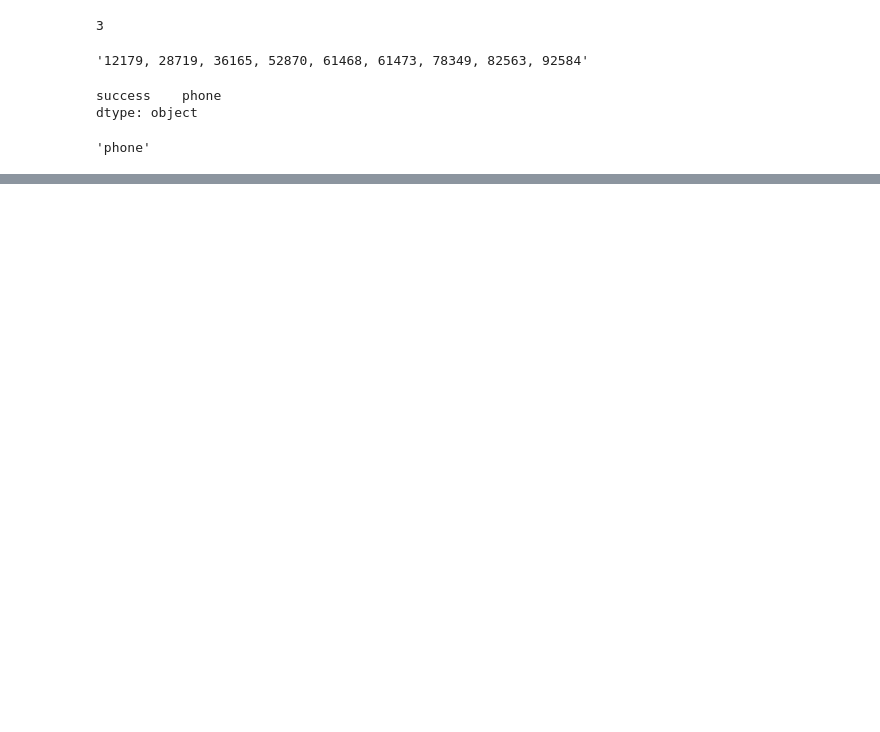
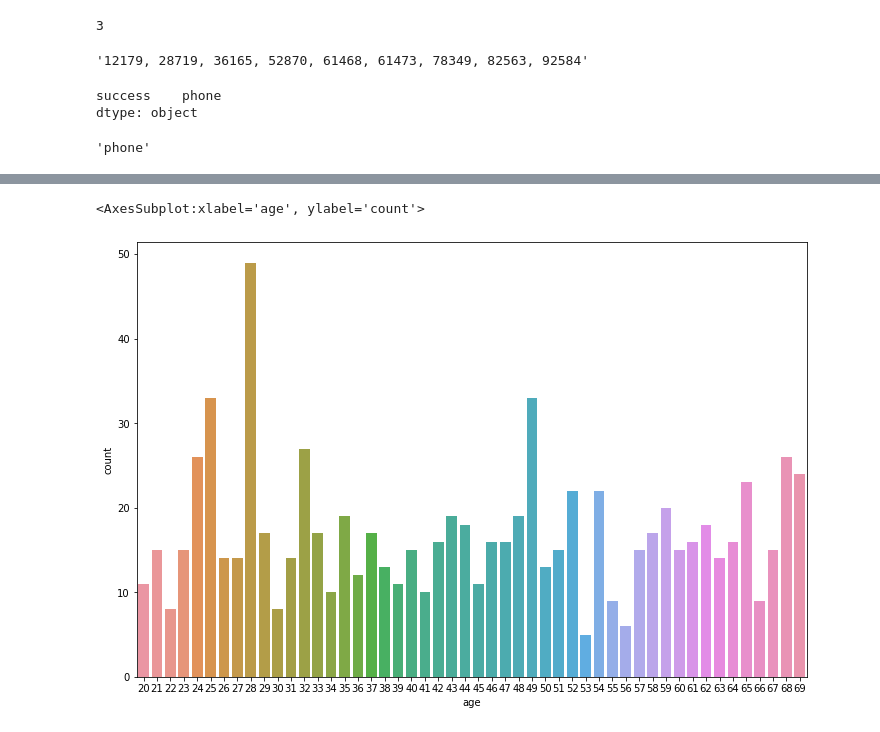
Before and after one commit to vavilovnv/Data-analysis, a Jupyter notebook: Demo KarpovCourses Data Analyst/Lesson3_petproject.ipynb, the cells around one changed output, grey strips where cells are left out. Drawn from its saved outputs; the diff is of its cells as text; code cells hidden in the pictures; blank space fills up the shorter version.

```diff
--- a/Demo KarpovCourses Data Analyst/Lesson3_petproject.ipynb
+++ b/Demo KarpovCourses Data Analyst/Lesson3_petproject.ipynb
@@ -45,0 +85,10 @@ dtype: object
+# %%
+#  вариант 2
+
+df = (user_data.merge(logs, on = 'client')
+         .query('platform == "computer" and success'))
+plt.figure(figsize=(12, 8))
+sns.countplot(df.age)
+# %% [output]
+<AxesSubplot:xlabel='age', ylabel='count'>
+[figure, added]
```
Also changed, not shown: parts of 4 cells of this notebook.
